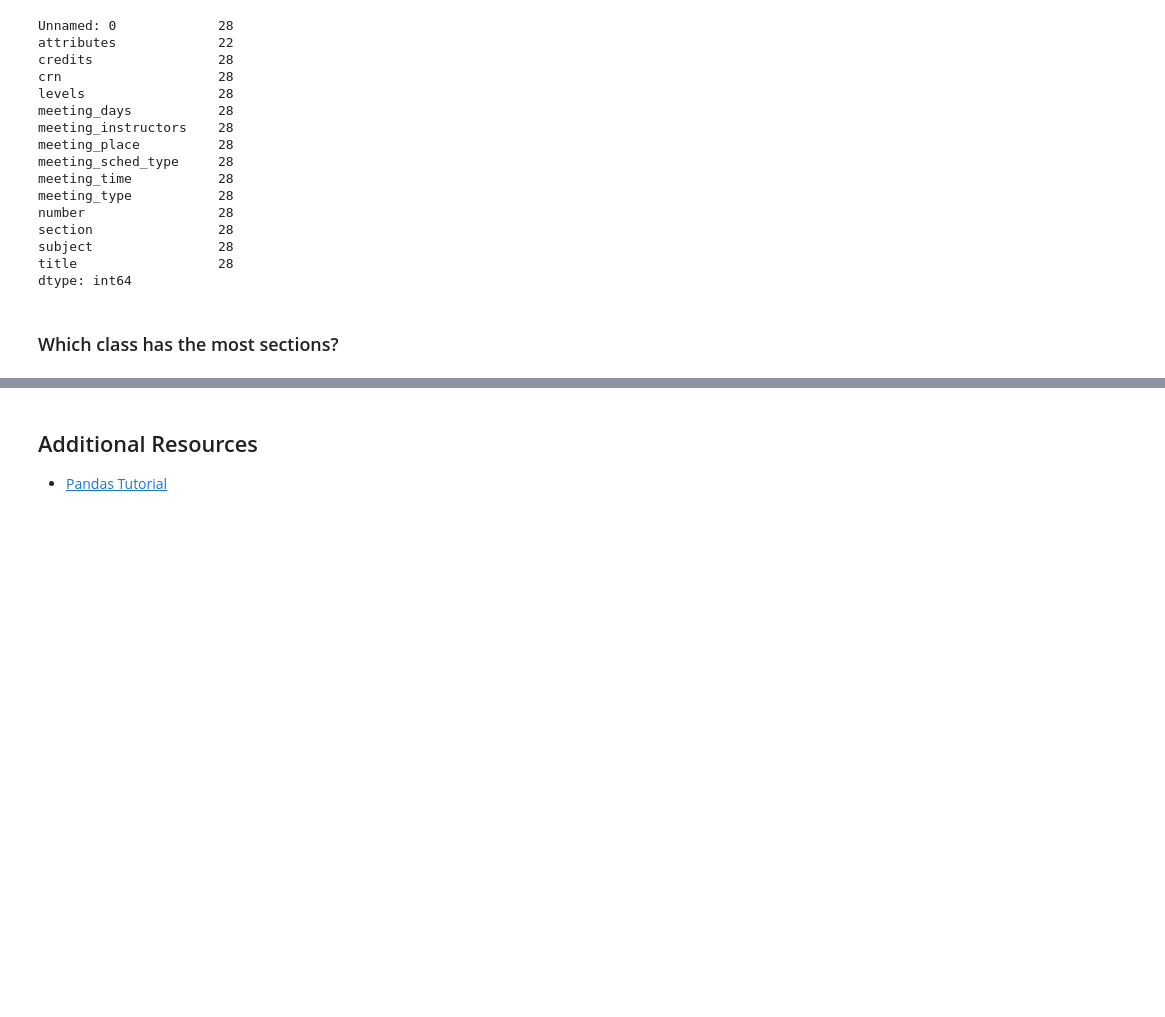
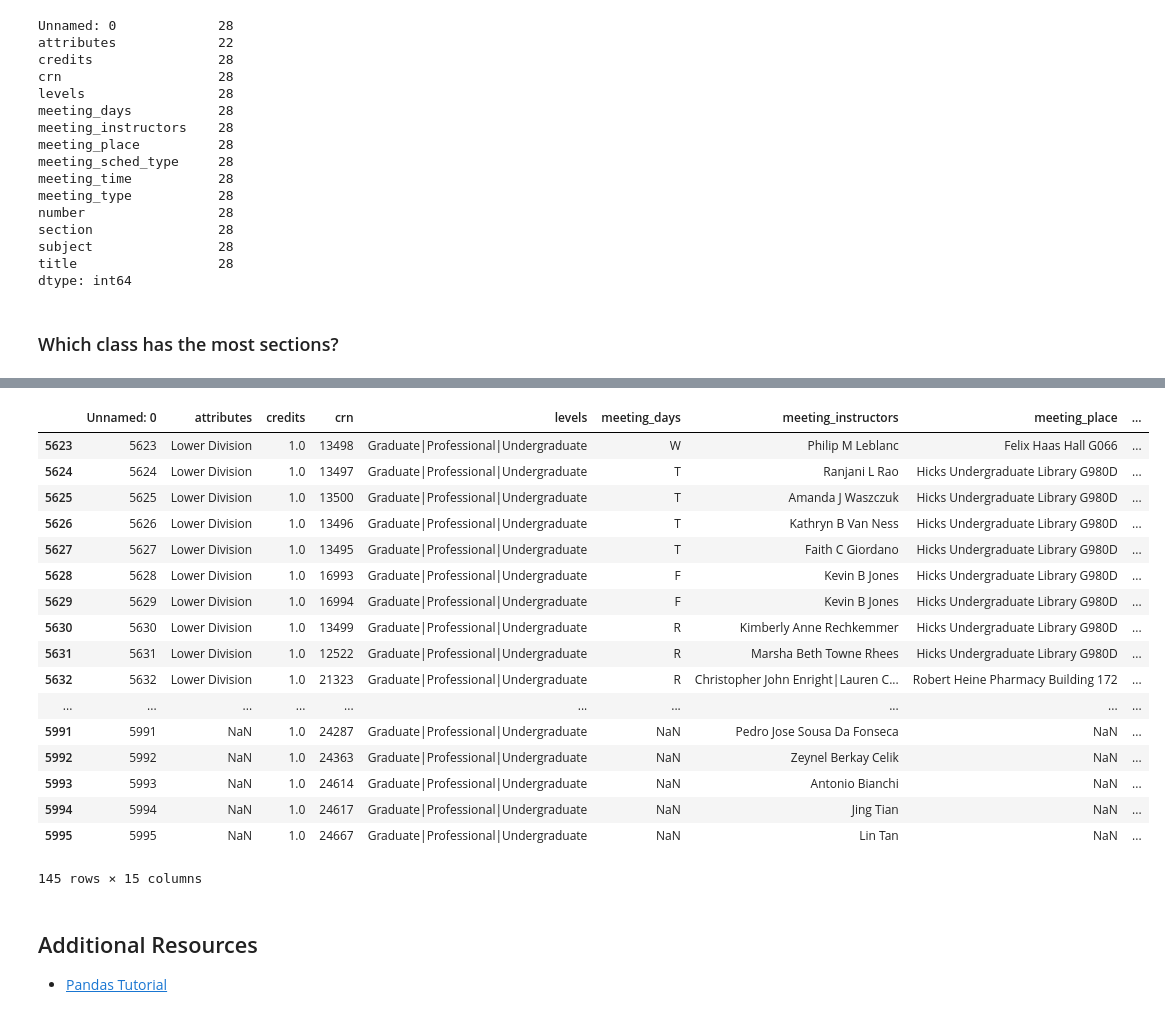
Before and after one commit to ML-Purdue/talks-and-workshops, a Jupyter notebook: 2019/Pandas and Numpy/PandasPresentation.ipynb, the cells around one changed output, grey strips where cells are left out. Saved outputs shown, nothing was run; the diff lists cells and outputs as text; code cells hidden in the pictures; blank space fills up the shorter version.

```diff
--- a/2019/Pandas and Numpy/PandasPresentation.ipynb
+++ b/2019/Pandas and Numpy/PandasPresentation.ipynb
@@ -153,3 +140,24 @@ df.groupby('number').agg('count').sort_values('title', ascending=False)
+# %%
+df[(df.credits == 1) & (df.subject == 'CS')]
+# %% [output]
+|  | Unnamed: 0 | attributes | credits | crn | levels | meeting_days | meeting_instructors | meeting_place | ... |
+| 5623 | 5623 | Lower Division | 1.0 | 13498 | Graduate|Professional|Undergraduate | W | Philip M Leblanc | Felix Haas Hall G066 | ... |
+| 5624 | 5624 | Lower Division | 1.0 | 13497 | Graduate|Professional|Undergraduate | T | Ranjani L Rao | Hicks Undergraduate Library G980D | ... |
+| 5625 | 5625 | Lower Division | 1.0 | 13500 | Graduate|Professional|Undergraduate | T | Amanda J Waszczuk | Hicks Undergraduate Library G980D | ... |
+| 5626 | 5626 | Lower Division | 1.0 | 13496 | Graduate|Professional|Undergraduate | T | Kathryn B Van Ness | Hicks Undergraduate Library G980D | ... |
+| 5627 | 5627 | Lower Division | 1.0 | 13495 | Graduate|Professional|Undergraduate | T | Faith C Giordano | Hicks Undergraduate Library G980D | ... |
+| 5628 | 5628 | Lower Division | 1.0 | 16993 | Graduate|Professional|Undergraduate | F | Kevin B Jones | Hicks Undergraduate Library G980D | ... |
+| 5629 | 5629 | Lower Division | 1.0 | 16994 | Graduate|Professional|Undergraduate | F | Kevin B Jones | Hicks Undergraduate Library G980D | ... |
+| 5630 | 5630 | Lower Division | 1.0 | 13499 | Graduate|Professional|Undergraduate | R | Kimberly Anne Rechkemmer | Hicks Undergraduate Library G980D | ... |
+| 5631 | 5631 | Lower Division | 1.0 | 12522 | Graduate|Professional|Undergraduate | R | Marsha Beth Towne Rhees | Hicks Undergraduate Library G980D | ... |
+| 5632 | 5632 | Lower Division | 1.0 | 21323 | Graduate|Professional|Undergraduate | R | Christopher John Enright|Lauren C... | Robert Heine Pharmacy Building 172 | ... |
+| ... | ... | ... | ... | ... | ... | ... | ... | ... | ... |
+| 5991 | 5991 | NaN | 1.0 | 24287 | Graduate|Professional|Undergraduate | NaN | Pedro Jose Sousa Da Fonseca | NaN | ... |
+| 5992 | 5992 | NaN | 1.0 | 24363 | Graduate|Professional|Undergraduate | NaN | Zeynel Berkay Celik | NaN | ... |
+| 5993 | 5993 | NaN | 1.0 | 24614 | Graduate|Professional|Undergraduate | NaN | Antonio Bianchi | NaN | ... |
+| 5994 | 5994 | NaN | 1.0 | 24617 | Graduate|Professional|Undergraduate | NaN | Jing Tian | NaN | ... |
+| 5995 | 5995 | NaN | 1.0 | 24667 | Graduate|Professional|Undergraduate | NaN | Lin Tan | NaN | ... |
+145 rows × 15 columns
 # %% [markdown]
 ## Additional Resources
 
```
Also changed, not shown: parts of 2 cells of this notebook.
